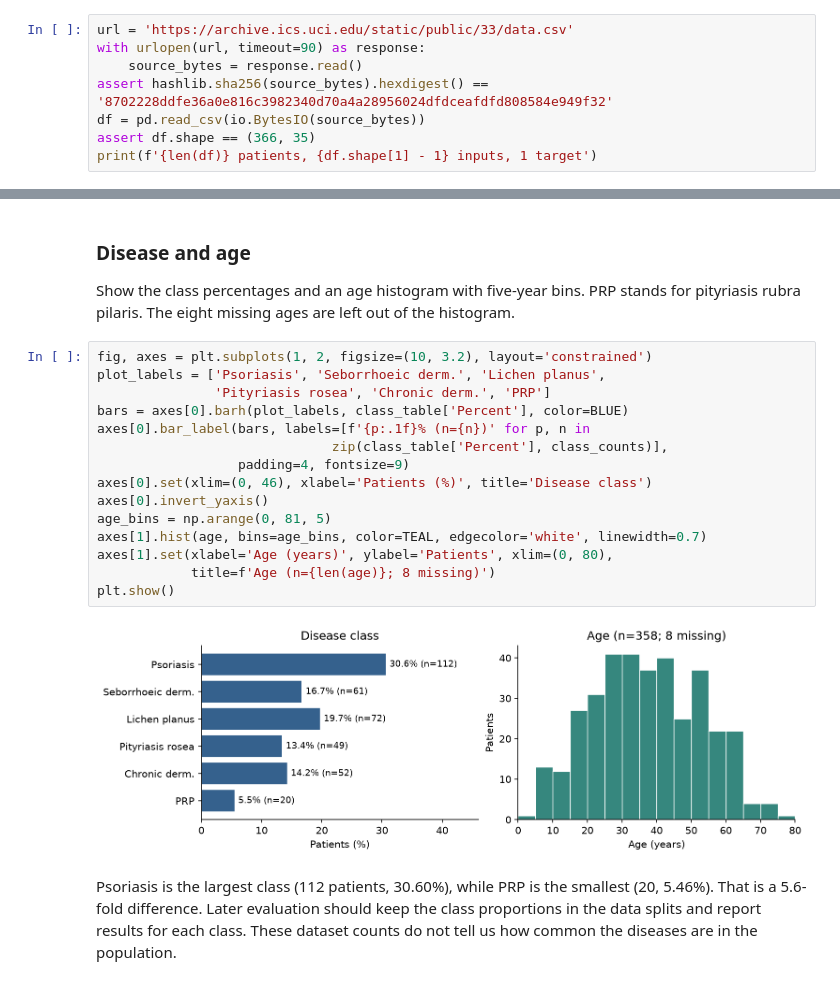
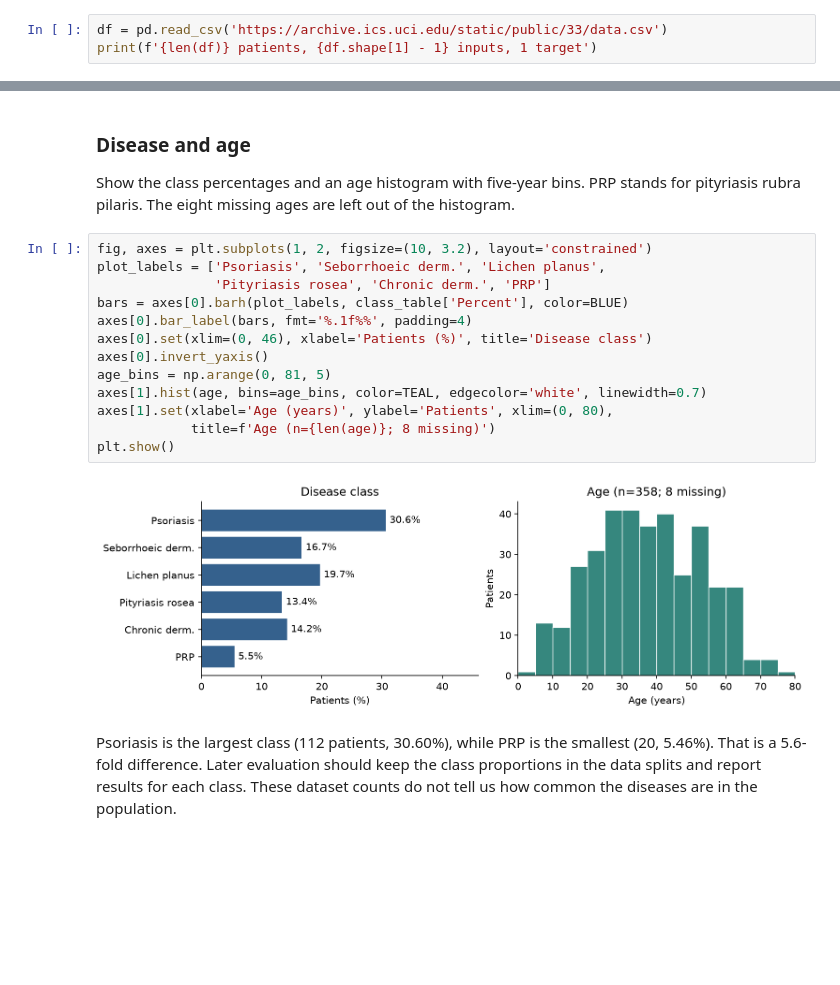
Before and after one commit to yazdanzv/machine-learning-exercise0, a Jupyter notebook: work/dermatology.ipynb, the cells around one changed output, grey strips where cells are left out. Cells and saved outputs as stored; diff of their text form; blank space fills up the shorter version.

```diff
--- a/work/dermatology.ipynb
+++ b/work/dermatology.ipynb
@@ -46,10 +41,5 @@ the source file has not changed. Missing ages stay missing.
 # %%
-url = 'https://archive.ics.uci.edu/static/public/33/data.csv'
-with urlopen(url, timeout=90) as response:
-    source_bytes = response.read()
-assert hashlib.sha256(source_bytes).hexdigest() == '8702228ddfe36a0e816c3982340d70a4a28956024dfdceafdfd808584e949f32'
-df = pd.read_csv(io.BytesIO(source_bytes))
-assert df.shape == (366, 35)
+df = pd.read_csv('https://archive.ics.uci.edu/static/public/33/data.csv')
 print(f'{len(df)} patients, {df.shape[1] - 1} inputs, 1 target')
 # %% [output]
 366 patients, 34 inputs, 1 target
@@ -138,20 +124,18 @@ of the histogram.
 # %%
 fig, axes = plt.subplots(1, 2, figsize=(10, 3.2), layout='constrained')
 plot_labels = ['Psoriasis', 'Seborrhoeic derm.', 'Lichen planus',
                'Pityriasis rosea', 'Chronic derm.', 'PRP']
 bars = axes[0].barh(plot_labels, class_table['Percent'], color=BLUE)
-axes[0].bar_label(bars, labels=[f'{p:.1f}% (n={n})' for p, n in
-                              zip(class_table['Percent'], class_counts)],
-                  padding=4, fontsize=9)
+axes[0].bar_label(bars, fmt='%.1f%%', padding=4)
 axes[0].set(xlim=(0, 46), xlabel='Patients (%)', title='Disease class')
 axes[0].invert_yaxis()
 age_bins = np.arange(0, 81, 5)
 axes[1].hist(age, bins=age_bins, color=TEAL, edgecolor='white', linewidth=0.7)
 axes[1].set(xlabel='Age (years)', ylabel='Patients', xlim=(0, 80),
             title=f'Age (n={len(age)}; 8 missing)')
 plt.show()
 # %% [output]
-[figure, old version]
+[figure, new version]
 # %% [markdown]
 Psoriasis is the largest class (112 patients, 30.60%), while PRP is the
 smallest (20, 5.46%). That is a 5.6-fold difference. Later evaluation should
```
Also changed, not shown: parts of 8 cells of this notebook, 4 other files.
